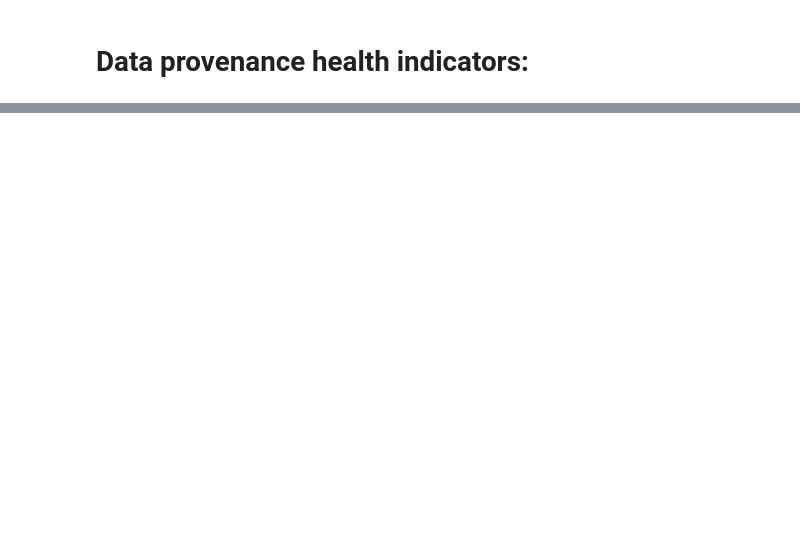
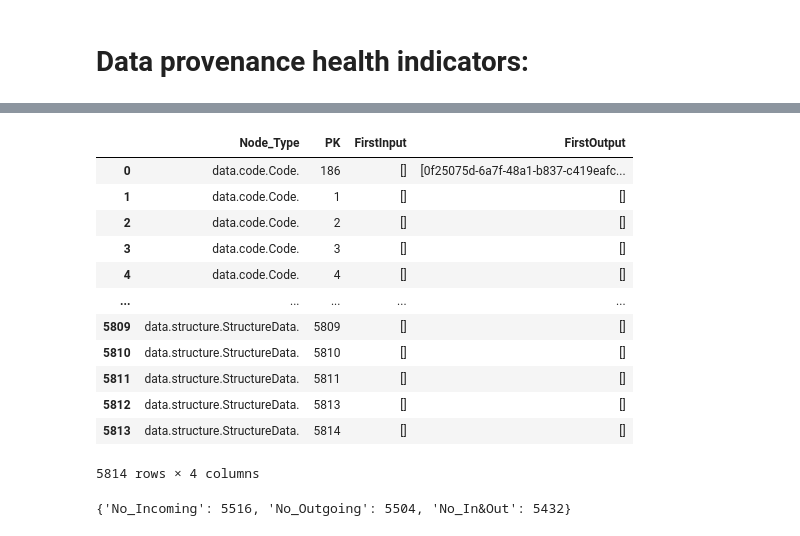
Before and after one commit to JuDFTteam/aiida-jutools, a Jupyter notebook: aiida_jutools/sisc_lab/D1_ScSi_Lab2020_AiiDAdb_overview.ipynb, the cells around one changed output, grey strips where cells are left out. Saved outputs shown, nothing was run; the diff lists cells and outputs as text; code cells hidden in the pictures; blank space fills up the shorter version.

```diff
--- a/aiida_jutools/sisc_lab/D1_ScSi_Lab2020_AiiDAdb_overview.ipynb
+++ b/aiida_jutools/sisc_lab/D1_ScSi_Lab2020_AiiDAdb_overview.ipynb
@@ -679 +638,26 @@ print(Mydict)
+# %%
+#### deserialization from filepath
+filepath = './output/provenance.json'
+provenance = SR.deserialize_from_file(filepath,'Provenance')
+provenance
+# %% [output]
+|  | Node_Type | PK | FirstInput | FirstOutput |
+| 0 | data.code.Code. | 186 | [] | [0f25075d-6a7f-48a1-b837-c419eafc... |
+| 1 | data.code.Code. | 1 | [] | [] |
+| 2 | data.code.Code. | 2 | [] | [] |
+| 3 | data.code.Code. | 3 | [] | [] |
+| 4 | data.code.Code. | 4 | [] | [] |
+| ... | ... | ... | ... | ... |
+| 5809 | data.structure.StructureData. | 5809 | [] | [] |
+| 5810 | data.structure.StructureData. | 5810 | [] | [] |
+| 5811 | data.structure.StructureData. | 5811 | [] | [] |
+| 5812 | data.structure.StructureData. | 5813 | [] | [] |
+| 5813 | data.structure.StructureData. | 5814 | [] | [] |
+5814 rows × 4 columns
+# %%
+#### takes very long time
+Mydict = DV.Count_In_Out(provenance)
+print(Mydict)
+# %% [output]
+{'No_Incoming': 5516, 'No_Outgoing': 5504, 'No_In&Out': 5432}
 # %%
```
Also changed, not shown: parts of 14 cells of this notebook, 2 other files.
